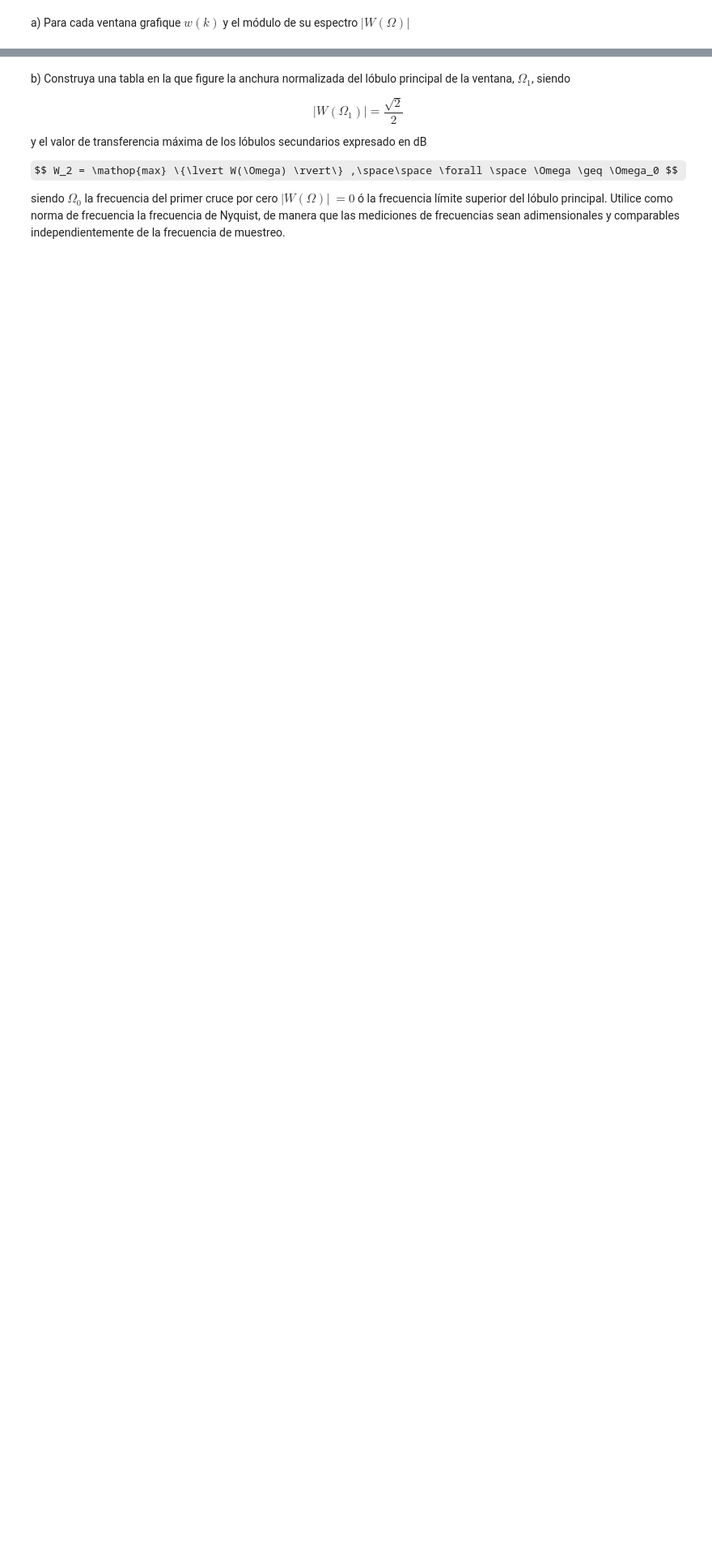
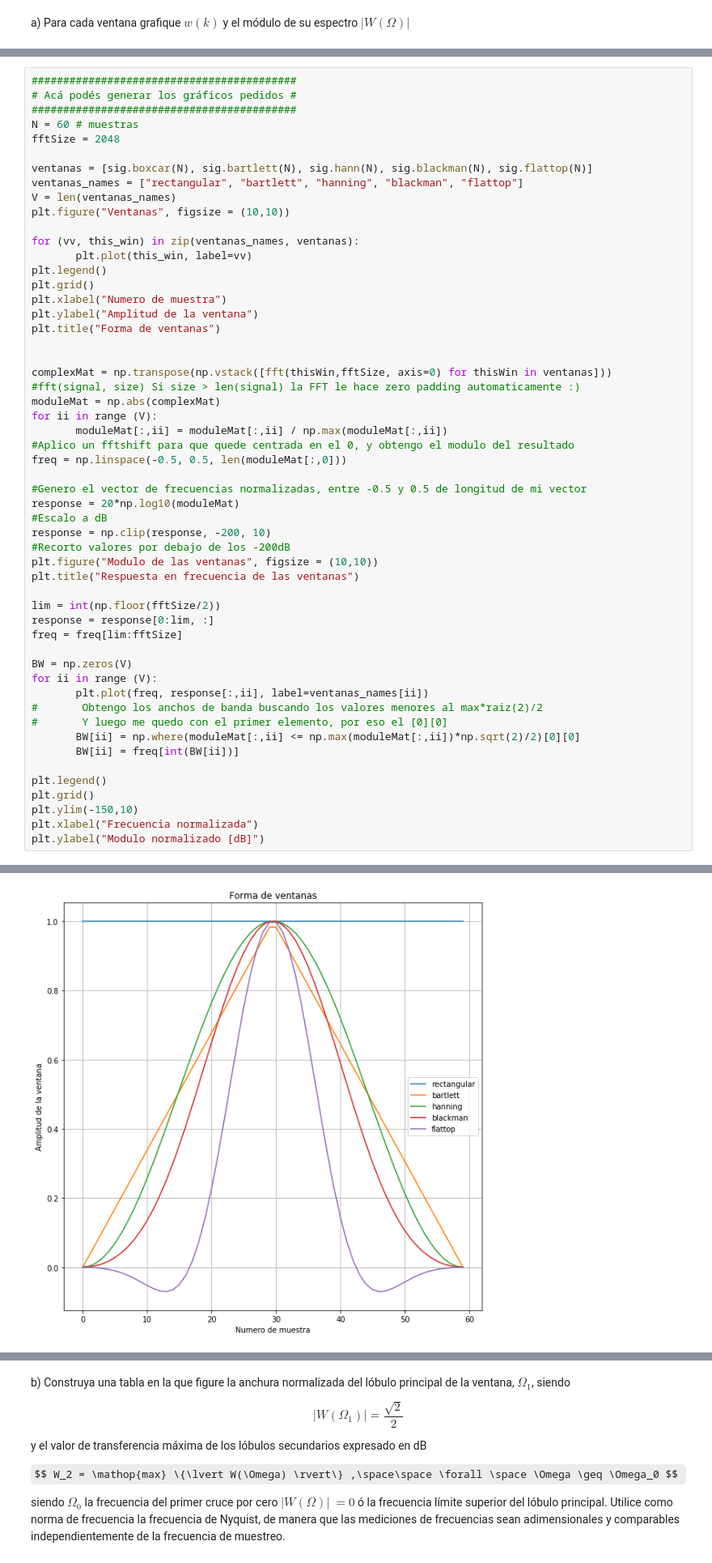
Before and after one commit to fgerce/DSP, a Jupyter notebook: TP2 - Ventanas.ipynb, the cells around one changed output, grey strips where cells are left out. Shown: that part at 81% size. Saved outputs shown, nothing was run; the diff lists cells and outputs as text; some formulas as TeX source; blank space fills up the shorter version.

```diff
--- a/TP2 - Ventanas.ipynb
+++ b/TP2 - Ventanas.ipynb
@@ -48,0 +55,55 @@ fs = 1000 # Hz
+# %%
+##########################################
+# Acá podés generar los gráficos pedidos #
+##########################################
+N = 60 # muestras
+fftSize = 2048
+
+ventanas = [sig.boxcar(N), sig.bartlett(N), sig.hann(N), sig.blackman(N), sig.flattop(N)]
+ventanas_names = ["rectangular", "bartlett", "hanning", "blackman", "flattop"]
+V = len(ventanas_names)
+plt.figure("Ventanas", figsize = (10,10))
+
+for (vv, this_win) in zip(ventanas_names, ventanas):
+       plt.plot(this_win, label=vv)
+plt.legend()
+plt.grid()
+plt.xlabel("Numero de muestra")
+plt.ylabel("Amplitud de la ventana")
+plt.title("Forma de ventanas")
+
+
+complexMat = np.transpose(np.vstack([fft(thisWin,fftSize, axis=0) for thisWin in ventanas]))
+#fft(signal, size) Si size > len(signal) la FFT le hace zero padding automaticamente :)
+moduleMat = np.abs(complexMat)
+for ii in range (V):
+       moduleMat[:,ii] = moduleMat[:,ii] / np.max(moduleMat[:,ii])
+#Aplico un fftshift para que quede centrada en el 0, y obtengo el modulo del resultado
+freq = np.linspace(-0.5, 0.5, len(moduleMat[:,0]))
+
+#Genero el vector de frecuencias normalizadas, entre -0.5 y 0.5 de longitud de mi vector
+response = 20*np.log10(moduleMat)
+#Escalo a dB
+response = np.clip(response, -200, 10)
+#Recorto valores por debajo de los -200dB
+plt.figure("Modulo de las ventanas", figsize = (10,10))
+plt.title("Respuesta en frecuencia de las ventanas")
+
+lim = int(np.floor(fftSize/2))
+response = response[0:lim, :]
+freq = freq[lim:fftSize]
+
+BW = np.zeros(V)
+for ii in range (V):
+       plt.plot(freq, response[:,ii], label=ventanas_names[ii])
+#       Obtengo los anchos de banda buscando los valores menores al max*raiz(2)/2
+#       Y luego me quedo con el primer elemento, por eso el [0][0]
+       BW[ii] = np.where(moduleMat[:,ii] <= np.max(moduleMat[:,ii])*np.sqrt(2)/2)[0][0]
+       BW[ii] = freq[int(BW[ii])]
+
+plt.legend()
+plt.grid()
+plt.ylim(-150,10)
+plt.xlabel("Frecuencia normalizada")
+plt.ylabel("Modulo normalizado [dB]")
+# %% [output]
@@ -48,0 +111 @@ fs = 1000 # Hz
+[figure, added]
```
Also changed, not shown: parts of 12 cells of this notebook, 4 other files.
